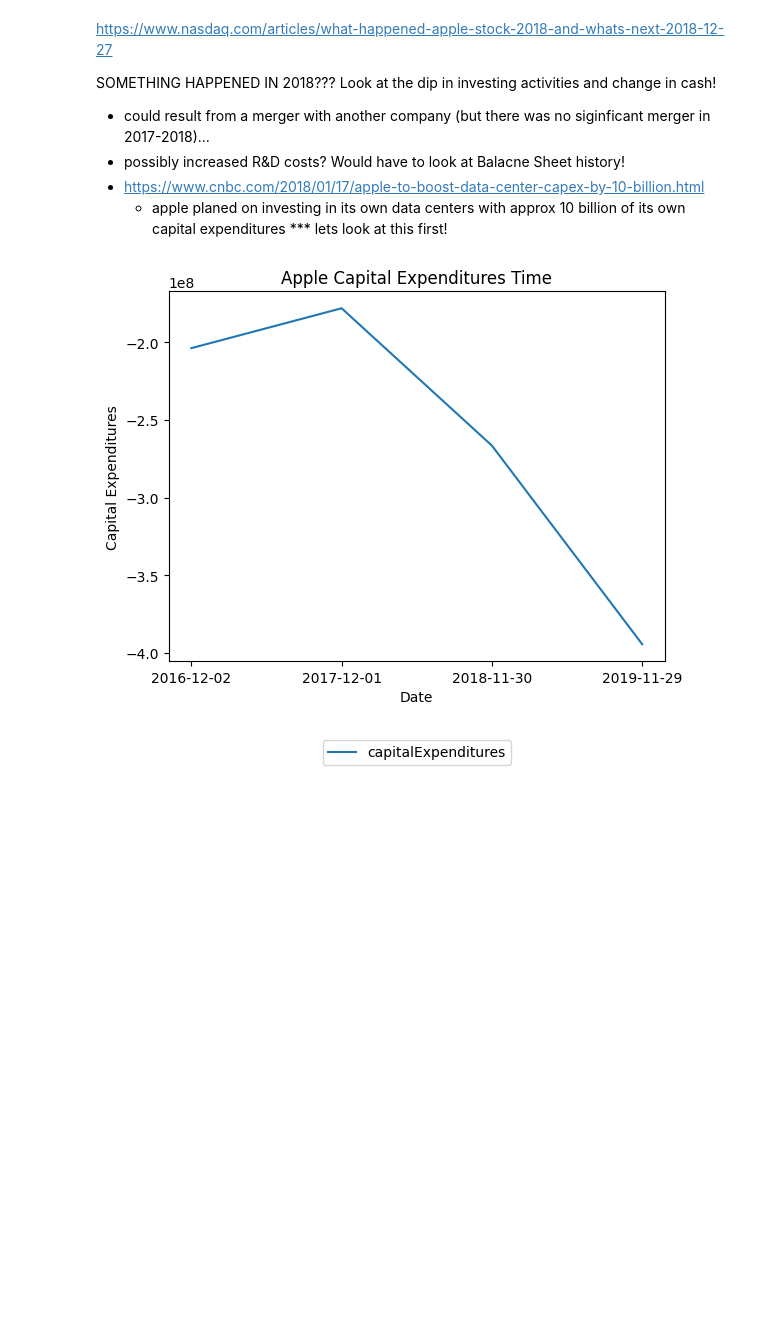
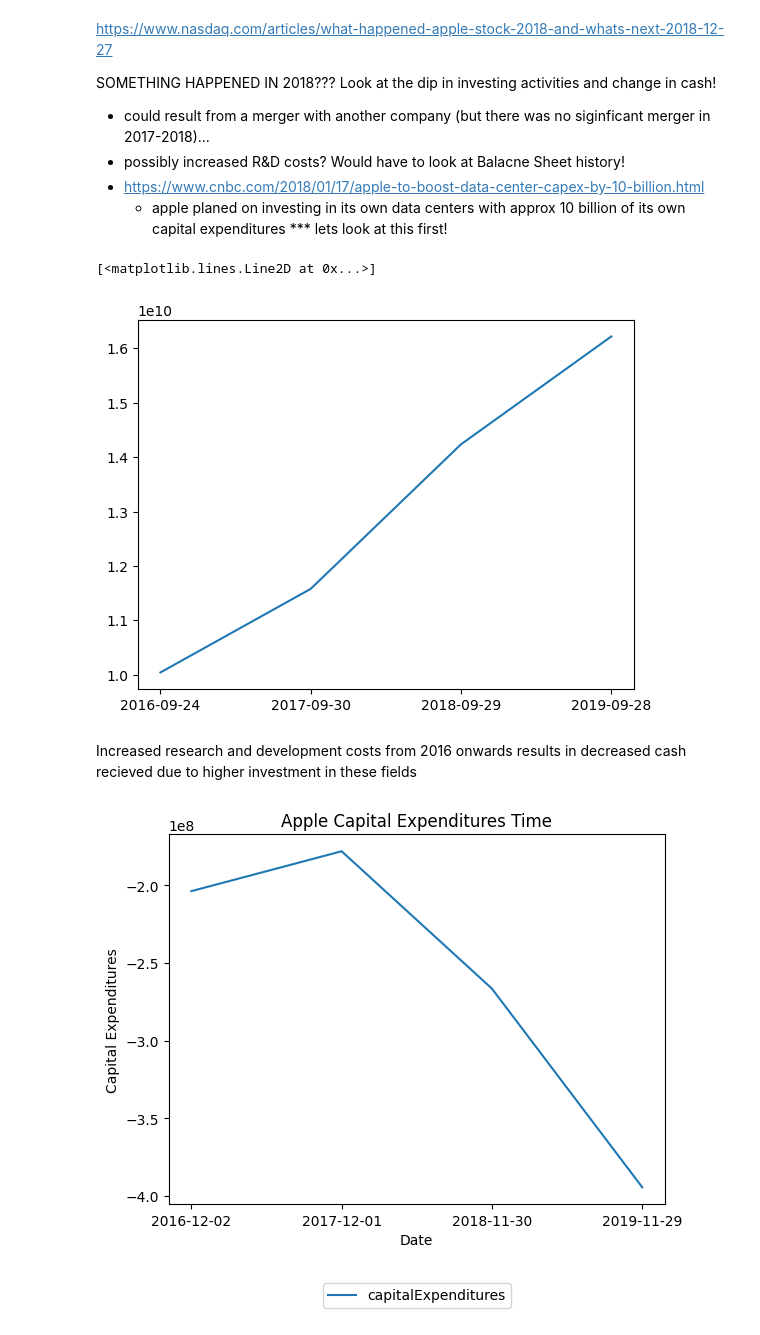
Before and after one commit to joshyipp/UPE, a Jupyter notebook: brainstorm.ipynb, the cells around one changed output. Cells and saved outputs as stored; diff of their text form; code cells hidden in the pictures; blank space fills up the shorter version.

Commit message:
added r&d analysis as well as started FCF analysis for Apple stock

```diff
--- a/brainstorm.ipynb
+++ b/brainstorm.ipynb
@@ -183,6 +178,17 @@ Look at the dip in investing activities and change in cash!
 - https://www.cnbc.com/2018/01/17/apple-to-boost-data-center-capex-by-10-billion.html
   - apple planed on investing in its own data centers with approx 10 billion of its own capital expenditures
    *** lets look at this first!
+# %%
+#look at Apple's R&D expenses
+RD_df=pd.read_csv('temp/incomeStatementHistory_annually.csv')
+RD_df=RD_df[RD_df["stock"]=="AAPL"]
+RD_df=RD_df.sort_values(by="endDate")
+plt.plot(RD_df["endDate"],RD_df["researchDevelopment"],label="researchDevelopment")
+# %% [output]
+[<matplotlib.lines.Line2D at 0x...>]
+[figure, added]
+# %% [markdown]
+Increased research and development costs from 2016 onwards results in decreased cash recieved due to higher investment in these fields
 # %%
 #look at apple's capital expenditures
 plt.plot(stock_df["endDate"],stock_df["capitalExpenditures"],label="capitalExpenditures")
```
Also changed, not shown: parts of 8 cells of this notebook.
